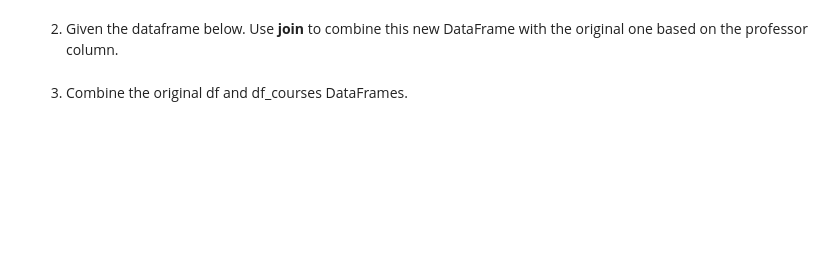
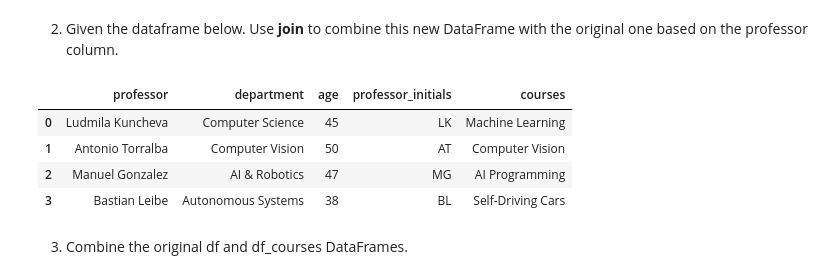
Before and after one commit to bazomeister/Python4DS, a Jupyter notebook: S7_exercises/session_7.ipynb, the cells around one changed output. Cells and saved outputs as stored; diff of their text form; code cells hidden in the pictures; blank space fills up the shorter version.

```diff
--- a/S7_exercises/session_7.ipynb
+++ b/S7_exercises/session_7.ipynb
@@ -752,6 +759,12 @@ data = {
     'professor': ['Ludmila Kuncheva', 'Antonio Torralba', 'Manuel Gonzalez', 'Bastian Leibe'],
     'department': ['Computer Science', 'Computer Vision', 'AI & Robotics', 'Autonomous Systems'],
     'age': [45, 50, 47, 38]
-}
+    }
 
 df = pd.DataFrame(data)
+
+# Adding a new column to store professor's initials
+
+df['professor_initials'] = df['professor'].apply(lambda name: ''.join([part[0].upper() for part in name.split()]))
+
+df
@@ -760,9 +779,21 @@ df = pd.DataFrame(data)
 # %%
 courses_data = {
     'professor': ['Ludmila Kuncheva', 'Antonio Torralba', 'Manuel Gonzalez', 'Bastian Leibe'],
     'courses': ['Machine Learning', 'Computer Vision', 'AI Programming', 'Self-Driving Cars']
 }
 df_courses = pd.DataFrame(courses_data)
+
+# Merging data using .join() method by 'professor' column
+
+df_combined = df.join(df_courses.set_index('professor'), on='professor')
+
+df_combined
+# %% [output]
+|  | professor | department | age | professor_initials | courses |
+| 0 | Ludmila Kuncheva | Computer Science | 45 | LK | Machine Learning |
+| 1 | Antonio Torralba | Computer Vision | 50 | AT | Computer Vision |
+| 2 | Manuel Gonzalez | AI & Robotics | 47 | MG | AI Programming |
+| 3 | Bastian Leibe | Autonomous Systems | 38 | BL | Self-Driving Cars |
 # %% [markdown]
 3. Combine the original df and df_courses DataFrames.
 # %%
```
Also changed, not shown: parts of 7 cells of this notebook.
